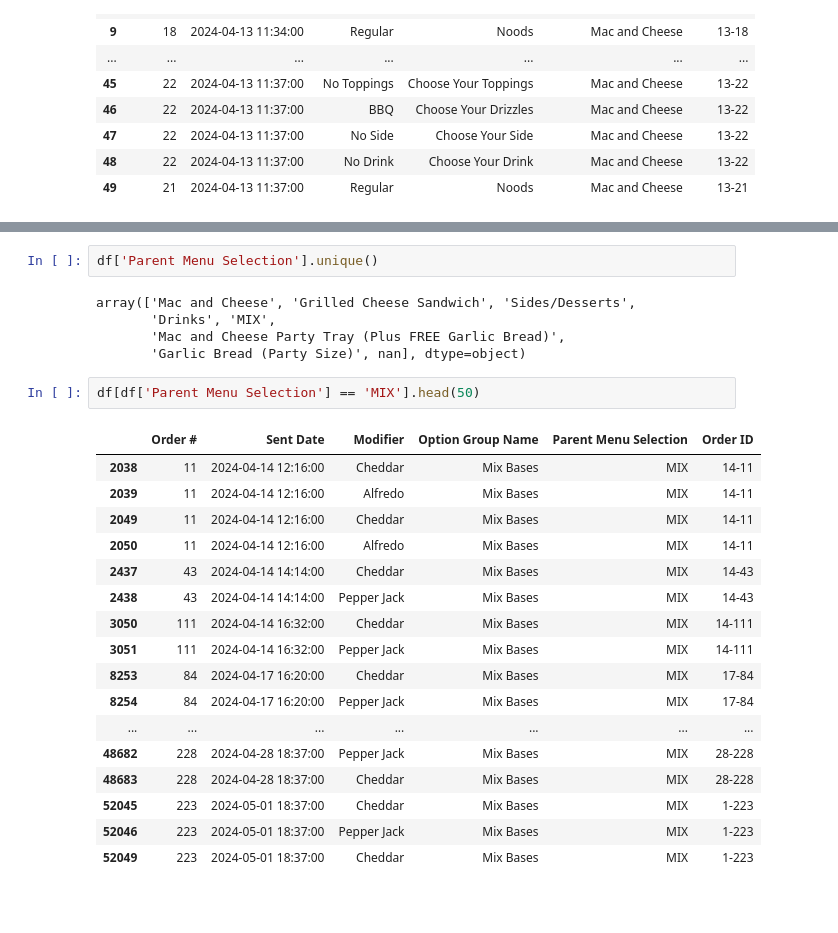
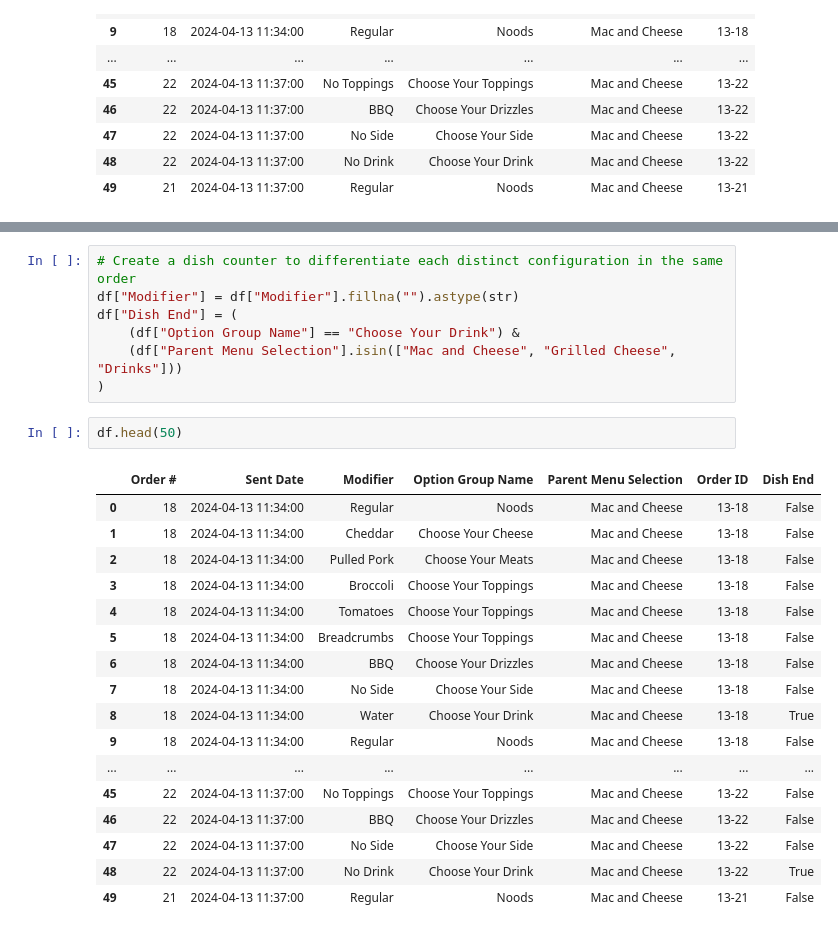
Before and after one commit to raghavdhir03/roni_dashboard_td2024, a Jupyter notebook: Notebooks/merge_months.ipynb, the cells around one changed output, grey strips where cells are left out. Saved outputs shown, nothing was run; the diff lists cells and outputs as text; blank space fills up the shorter version.

```diff
--- a/Notebooks/merge_months.ipynb
+++ b/Notebooks/merge_months.ipynb
@@ -87,27 +50,27 @@ array(['Regular', 'Cheddar', 'Pulled Pork', 'Broccoli', 'Tomatoes',
-# %%
-df['Parent Menu Selection'].unique()
-# %% [output]
-array(['Mac and Cheese', 'Grilled Cheese Sandwich', 'Sides/Desserts',
-       'Drinks', 'MIX',
-       'Mac and Cheese Party Tray (Plus FREE Garlic Bread)',
-       'Garlic Bread (Party Size)', nan], dtype=object)
+# %%
+# Create a dish counter to differentiate each distinct configuration in the same order
+df["Modifier"] = df["Modifier"].fillna("").astype(str)
+df["Dish End"] = (
+    (df["Option Group Name"] == "Choose Your Drink") &
+    (df["Parent Menu Selection"].isin(["Mac and Cheese", "Grilled Cheese", "Drinks"]))
+)
 # %%
-df[df['Parent Menu Selection'] == 'MIX'].head(50)
+df.head(50)
 # %% [output]
-|  | Order # | Sent Date | Modifier | Option Group Name | Parent Menu Selection | Order ID |
-| 2038 | 11 | 2024-04-14 12:16:00 | Cheddar | Mix Bases | MIX | 14-11 |
-| 2039 | 11 | 2024-04-14 12:16:00 | Alfredo | Mix Bases | MIX | 14-11 |
-| 2049 | 11 | 2024-04-14 12:16:00 | Cheddar | Mix Bases | MIX | 14-11 |
-| 2050 | 11 | 2024-04-14 12:16:00 | Alfredo | Mix Bases | MIX | 14-11 |
-| 2437 | 43 | 2024-04-14 14:14:00 | Cheddar | Mix Bases | MIX | 14-43 |
-| 2438 | 43 | 2024-04-14 14:14:00 | Pepper Jack | Mix Bases | MIX | 14-43 |
-| 3050 | 111 | 2024-04-14 16:32:00 | Cheddar | Mix Bases | MIX | 14-111 |
-| 3051 | 111 | 2024-04-14 16:32:00 | Pepper Jack | Mix Bases | MIX | 14-111 |
-| 8253 | 84 | 2024-04-17 16:20:00 | Cheddar | Mix Bases | MIX | 17-84 |
-| 8254 | 84 | 2024-04-17 16:20:00 | Pepper Jack | Mix Bases | MIX | 17-84 |
-| ... | ... | ... | ... | ... | ... | ... |
-| 48682 | 228 | 2024-04-28 18:37:00 | Pepper Jack | Mix Bases | MIX | 28-228 |
-| 48683 | 228 | 2024-04-28 18:37:00 | Cheddar | Mix Bases | MIX | 28-228 |
-| 52045 | 223 | 2024-05-01 18:37:00 | Cheddar | Mix Bases | MIX | 1-223 |
-| 52046 | 223 | 2024-05-01 18:37:00 | Pepper Jack | Mix Bases | MIX | 1-223 |
-| 52049 | 223 | 2024-05-01 18:37:00 | Cheddar | Mix Bases | MIX | 1-223 |
+|  | Order # | Sent Date | Modifier | Option Group Name | Parent Menu Selection | Order ID | Dish End |
+| 0 | 18 | 2024-04-13 11:34:00 | Regular | Noods | Mac and Cheese | 13-18 | False |
+| 1 | 18 | 2024-04-13 11:34:00 | Cheddar | Choose Your Cheese | Mac and Cheese | 13-18 | False |
+| 2 | 18 | 2024-04-13 11:34:00 | Pulled Pork | Choose Your Meats | Mac and Cheese | 13-18 | False |
+| 3 | 18 | 2024-04-13 11:34:00 | Broccoli | Choose Your Toppings | Mac and Cheese | 13-18 | False |
+| 4 | 18 | 2024-04-13 11:34:00 | Tomatoes | Choose Your Toppings | Mac and Cheese | 13-18 | False |
+| 5 | 18 | 2024-04-13 11:34:00 | Breadcrumbs | Choose Your Toppings | Mac and Cheese | 13-18 | False |
+| 6 | 18 | 2024-04-13 11:34:00 | BBQ | Choose Your Drizzles | Mac and Cheese | 13-18 | False |
+| 7 | 18 | 2024-04-13 11:34:00 | No Side | Choose Your Side | Mac and Cheese | 13-18 | False |
+| 8 | 18 | 2024-04-13 11:34:00 | Water | Choose Your Drink | Mac and Cheese | 13-18 | True |
+| 9 | 18 | 2024-04-13 11:34:00 | Regular | Noods | Mac and Cheese | 13-18 | False |
+| ... | ... | ... | ... | ... | ... | ... | ... |
+| 45 | 22 | 2024-04-13 11:37:00 | No Toppings | Choose Your Toppings | Mac and Cheese | 13-22 | False |
+| 46 | 22 | 2024-04-13 11:37:00 | BBQ | Choose Your Drizzles | Mac and Cheese | 13-22 | False |
+| 47 | 22 | 2024-04-13 11:37:00 | No Side | Choose Your Side | Mac and Cheese | 13-22 | False |
+| 48 | 22 | 2024-04-13 11:37:00 | No Drink | Choose Your Drink | Mac and Cheese | 13-22 | True |
+| 49 | 21 | 2024-04-13 11:37:00 | Regular | Noods | Mac and Cheese | 13-21 | False |
```
Also changed, not shown: parts of 5 cells of this notebook.
